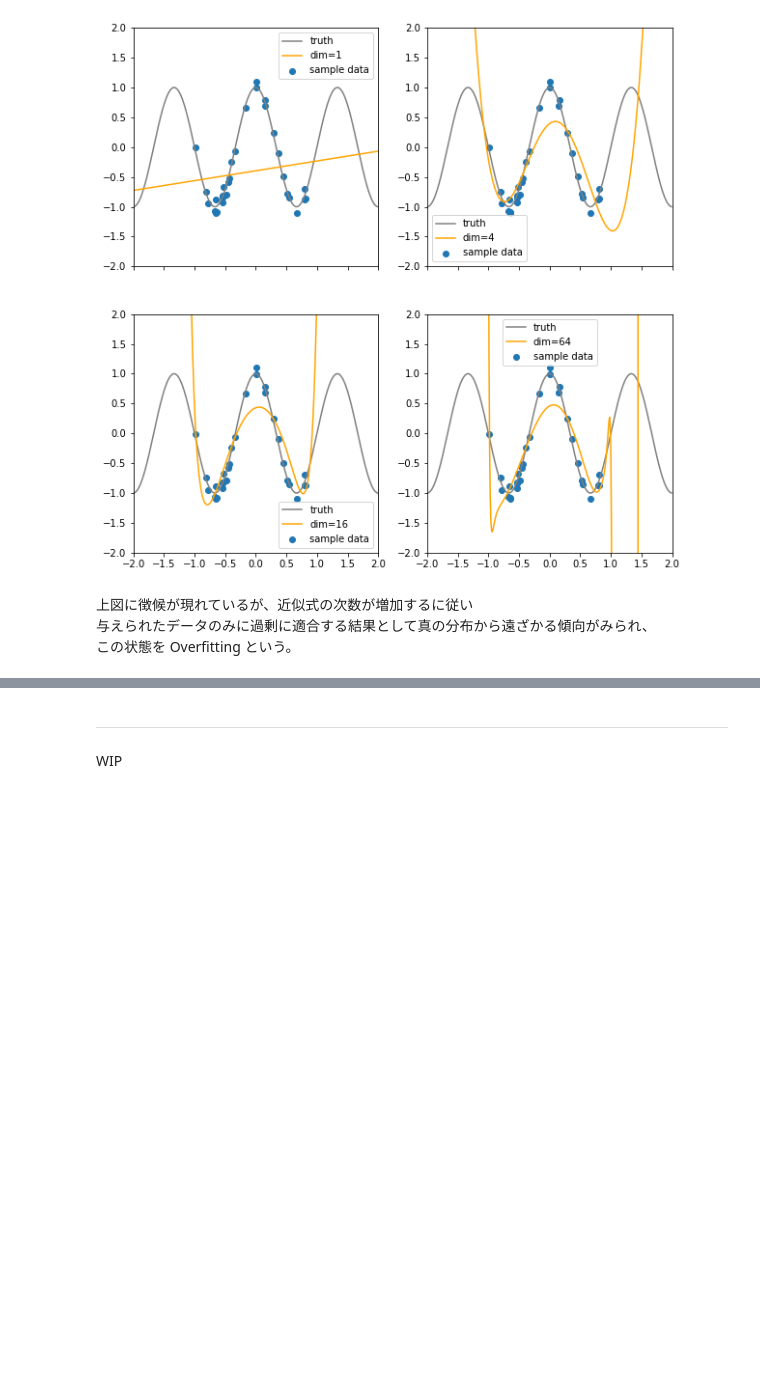
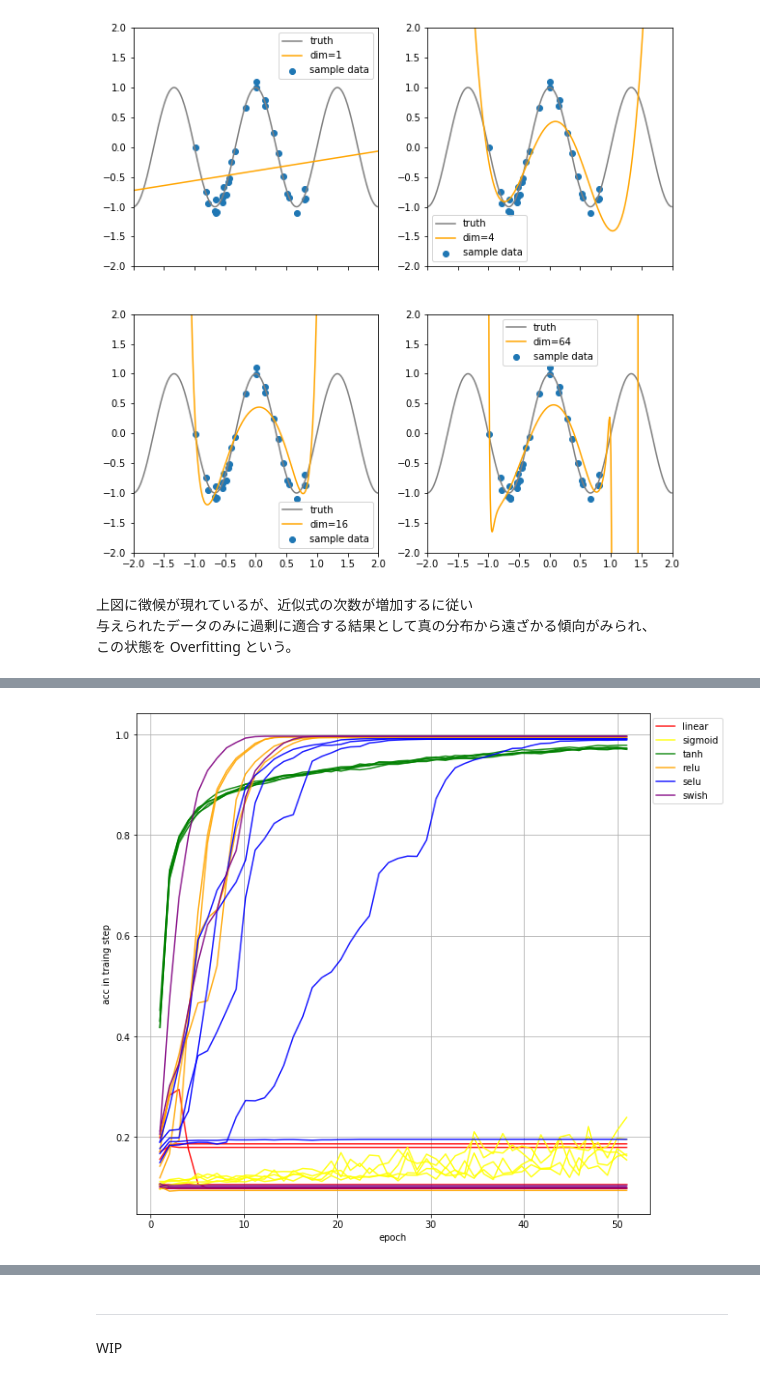
Before and after one commit to YouheiKomakine/pytorch-code-examples, a Jupyter notebook: Syoukai_DeepLearning_3.ipynb, the cells around one changed output, grey strips where cells are left out. Cells and saved outputs as stored; diff of their text form; code cells hidden in the pictures; blank space fills up the shorter version.

```diff
--- a/Syoukai_DeepLearning_3.ipynb
+++ b/Syoukai_DeepLearning_3.ipynb
@@ -280,0 +427,5 @@ plt.show()
+# %%
+# Keras has PReLU layer in layers.adbanced_activations
+from keras.layers.advanced_activations import PReLU
+
+model.add(PReLU())
@@ -280,0 +573,4 @@ plt.show()
+# %%
+from keras import backend as K
+def swish(x):
+    return x * K.sigmoid(x)
@@ -280,0 +634,15 @@ plt.show()
+# %%
+# exam
+activation_function_list = ['linear', 'sigmoid', 'tanh', 'relu', 'selu', 'swish']
+test_per_af = 5
+
+master_records = {}
+
+for name in activation_function_list:
+    print("Activation function = {}".format(name))
+    records = []
+    for i in range(test_per_af):
+        history = exam_activation_f(name, verbose=0, random_seed=None)
+        records.append(history)
+    master_records[name]=records
+    print(" --- ")
@@ -280,0 +662,20 @@ plt.show()
+# %%
+import matplotlib.pyplot as plt
+
+colors = ['red', 'yellow', 'green', 'orange', 'blue', 'purple']
+
+plt.figure(figsize=(10,10))
+xline = np.linspace(1,len(master_records[activation_function_list[0]][0].history['acc'])+1)
+
+for i, (key, value) in enumerate(master_records.items()):
+    for j, v in enumerate(value):
+        plt.plot(xline, np.array(v.history['acc']),
+                 color=colors[i], label=key if j==0 else None, alpha=0.9)
+
+plt.xlabel("epoch")
+plt.ylabel('acc in traing step')
+plt.grid()
+plt.legend(loc='upper right', bbox_to_anchor=(1.05, 0.9, 0.1, 0.1))
+plt.show()
+# %% [output]
+[figure, added]
```
Also changed, not shown: parts of 27 cells of this notebook.
